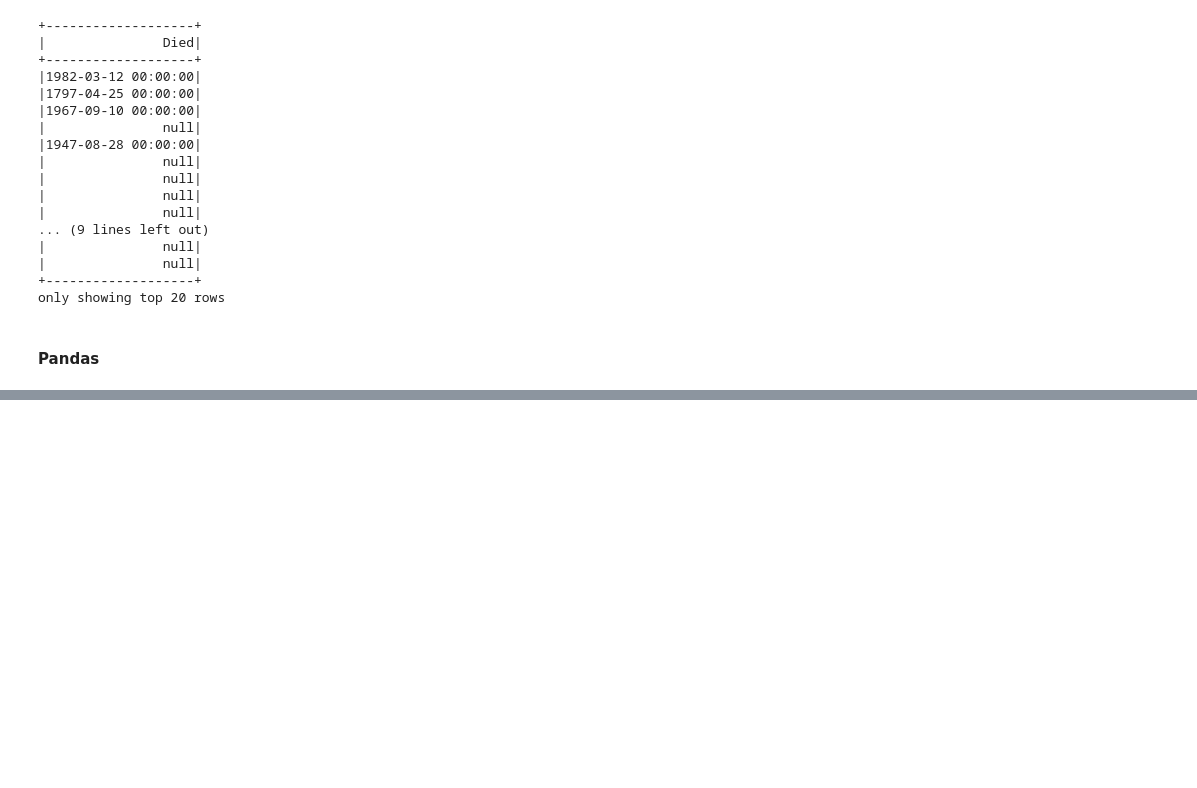
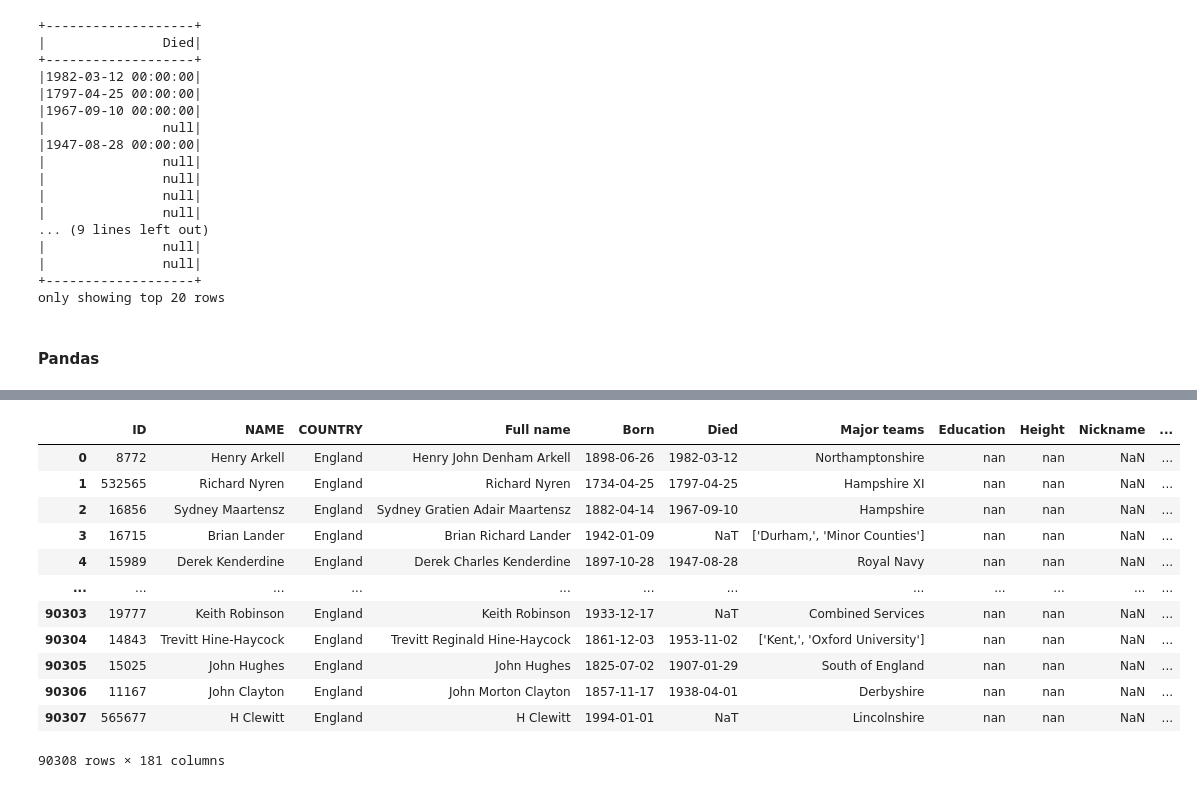
Before and after one commit to keenborder786/Monthly_Challenges_PySpark_Pandas, a Jupyter notebook: Cricket_Challenge/Cricket_Data_Challenge.ipynb, the cells around one changed output, grey strips where cells are left out. Saved outputs shown, nothing was run; the diff lists cells and outputs as text; code cells hidden in the pictures; blank space fills up the shorter version.

Commit message:
Age Column Processing for Cricket Challenge in Pandas Pipeline

```diff
--- a/Cricket_Challenge/Cricket_Data_Challenge.ipynb
+++ b/Cricket_Challenge/Cricket_Data_Challenge.ipynb
@@ -554,0 +569,24 @@ main['Died']=main['Died'].map(date_death_func)
+# %%
+main.loc[(main['Age']<0),'Died']=None #### This is happening because some of died values were imputed from the mode which might have the cause the died column to be less than Birth therefore making them null makes sense
+# %%
+main.loc[(main['Age']<0)&(main['Died']).isnull(),'Age']=main.loc[(main['Age']<0)&(main['Died']).isnull(),:].apply(lambda x:(datetime.today()-x['Born']).days/365,axis=1)##### Those whose age is negative due to death mode imputation--assumption is that they are still alive.
+# %%
+main.loc[(main['Age']>150),'Age']=150 ### No one can live that long :D
+# %%
+main.drop('Current age',axis=1,inplace=True)
+# %%
+main
+# %% [output]
+|  | ID | NAME | COUNTRY | Full name | Born | Died | Major teams | Education | Height | Nickname | ... |
+| 0 | 8772 | Henry Arkell | England | Henry John Denham Arkell | 1898-06-26 | 1982-03-12 | Northamptonshire | nan | nan | NaN | ... |
+| 1 | 532565 | Richard Nyren | England | Richard Nyren | 1734-04-25 | 1797-04-25 | Hampshire XI | nan | nan | NaN | ... |
+| 2 | 16856 | Sydney Maartensz | England | Sydney Gratien Adair Maartensz | 1882-04-14 | 1967-09-10 | Hampshire | nan | nan | NaN | ... |
+| 3 | 16715 | Brian Lander | England | Brian Richard Lander | 1942-01-09 | NaT | ['Durham,', 'Minor Counties'] | nan | nan | NaN | ... |
+| 4 | 15989 | Derek Kenderdine | England | Derek Charles Kenderdine | 1897-10-28 | 1947-08-28 | Royal Navy | nan | nan | NaN | ... |
+| ... | ... | ... | ... | ... | ... | ... | ... | ... | ... | ... | ... |
+| 90303 | 19777 | Keith Robinson | England | Keith Robinson | 1933-12-17 | NaT | Combined Services | nan | nan | NaN | ... |
+| 90304 | 14843 | Trevitt Hine-Haycock | England | Trevitt Reginald Hine-Haycock | 1861-12-03 | 1953-11-02 | ['Kent,', 'Oxford University'] | nan | nan | NaN | ... |
+| 90305 | 15025 | John Hughes | England | John Hughes | 1825-07-02 | 1907-01-29 | South of England | nan | nan | NaN | ... |
+| 90306 | 11167 | John Clayton | England | John Morton Clayton | 1857-11-17 | 1938-04-01 | Derbyshire | nan | nan | NaN | ... |
+| 90307 | 565677 | H Clewitt | England | H Clewitt | 1994-01-01 | NaT | Lincolnshire | nan | nan | NaN | ... |
+90308 rows × 181 columns
```
Also changed, not shown: parts of 10 cells of this notebook.
